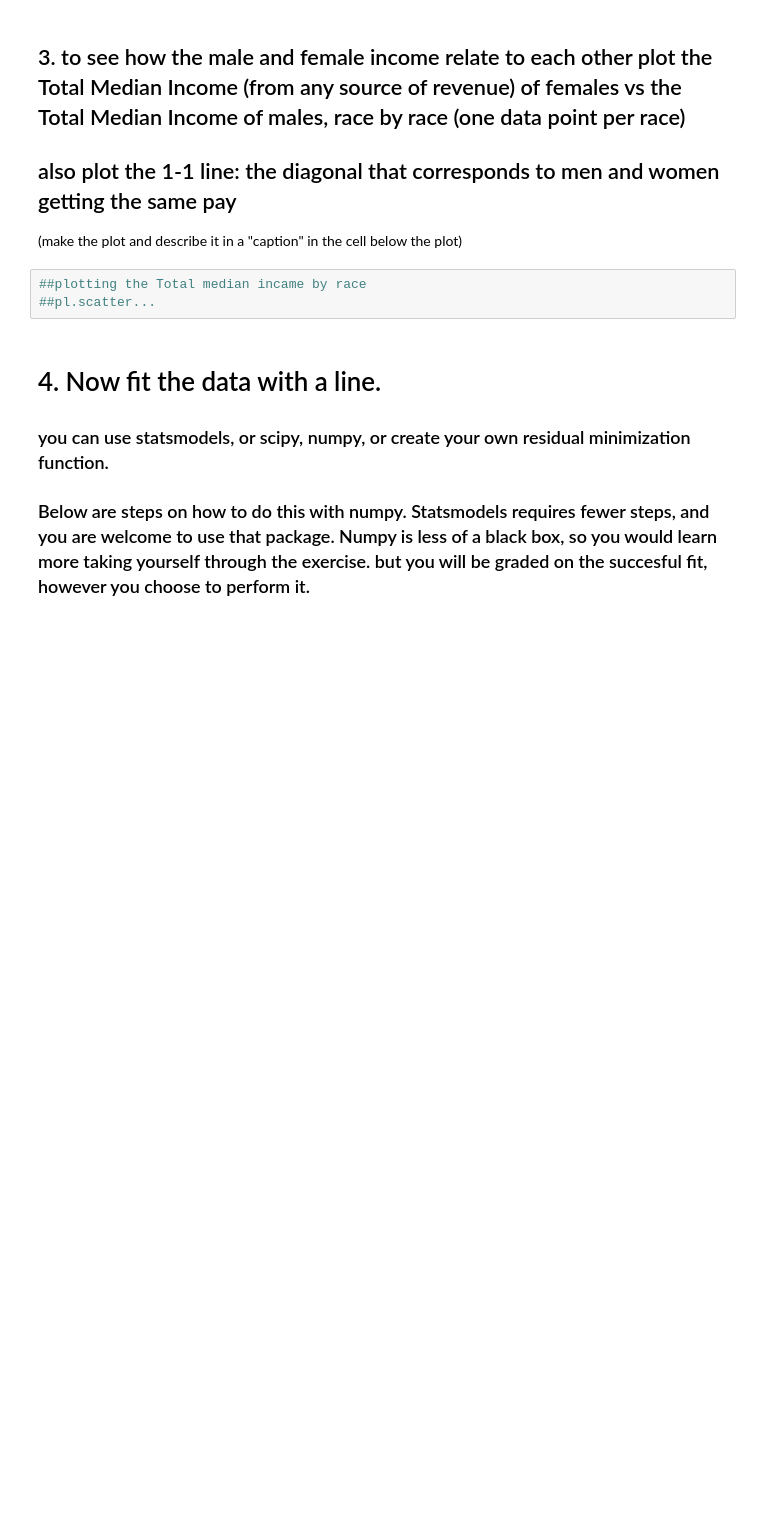
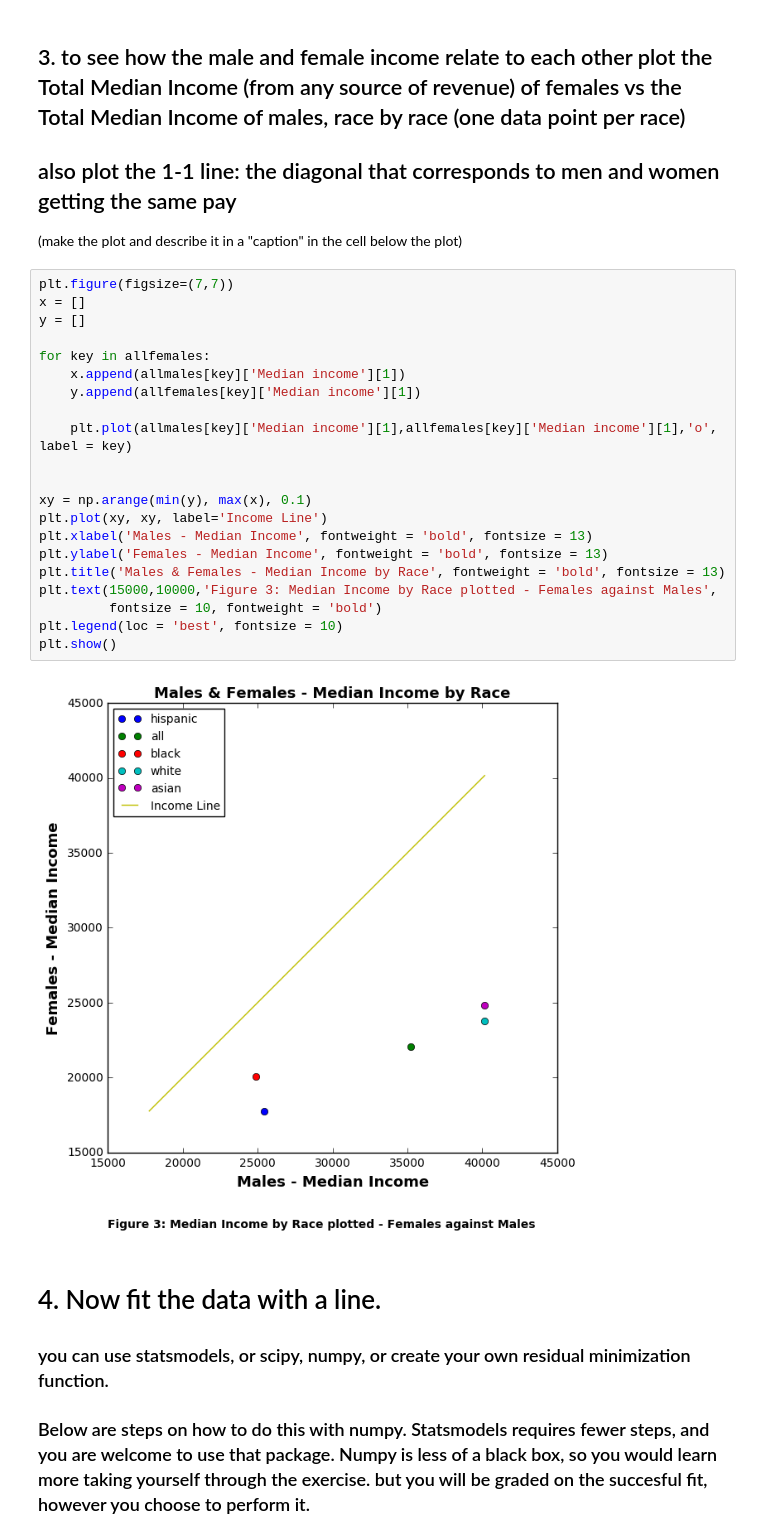
Before and after one commit to achillessaxby/PUI2016_aes807, a Jupyter notebook: HW5_aes807/HW5_Assignment_2_Solutions_aes807.ipynb, the cells around one changed output. Drawn from its saved outputs; the diff is of its cells as text; blank space fills up the shorter version.

```diff
--- a/HW5_aes807/HW5_Assignment_2_Solutions_aes807.ipynb
+++ b/HW5_aes807/HW5_Assignment_2_Solutions_aes807.ipynb
@@ -189,9 +325,29 @@ See the caveats in the documentation: http://pandas.pydata.org/pandas-docs/stabl
 ## also plot the 1-1 line: the diagonal that corresponds to men and women getting the same pay
 
 (make the plot and describe it in a "caption" in the cell below the plot)
-# %%
-##plotting the Total median incame by race
-##pl.scatter...
+# %%
+plt.figure(figsize=(7,7))
+x = []
+y = []
+
+for key in allfemales:
+    x.append(allmales[key]['Median income'][1])
+    y.append(allfemales[key]['Median income'][1])
+
+    plt.plot(allmales[key]['Median income'][1],allfemales[key]['Median income'][1],'o', label = key)
+
+
+xy = np.arange(min(y), max(x), 0.1)
+plt.plot(xy, xy, label='Income Line')
+plt.xlabel('Males - Median Income', fontweight = 'bold', fontsize = 13)
+plt.ylabel('Females - Median Income', fontweight = 'bold', fontsize = 13)
+plt.title('Males & Females - Median Income by Race', fontweight = 'bold', fontsize = 13)
+plt.text(15000,10000,'Figure 3: Median Income by Race plotted - Females against Males',
+         fontsize = 10, fontweight = 'bold')
+plt.legend(loc = 'best', fontsize = 10)
+plt.show()
+# %% [output]
+[figure, added]
 # %% [markdown]
 # 4. Now fit the data with a line.
 ### you can use statsmodels, or scipy, numpy, or create your own residual minimization function.
```
Also changed, not shown: parts of 43 cells of this notebook.
